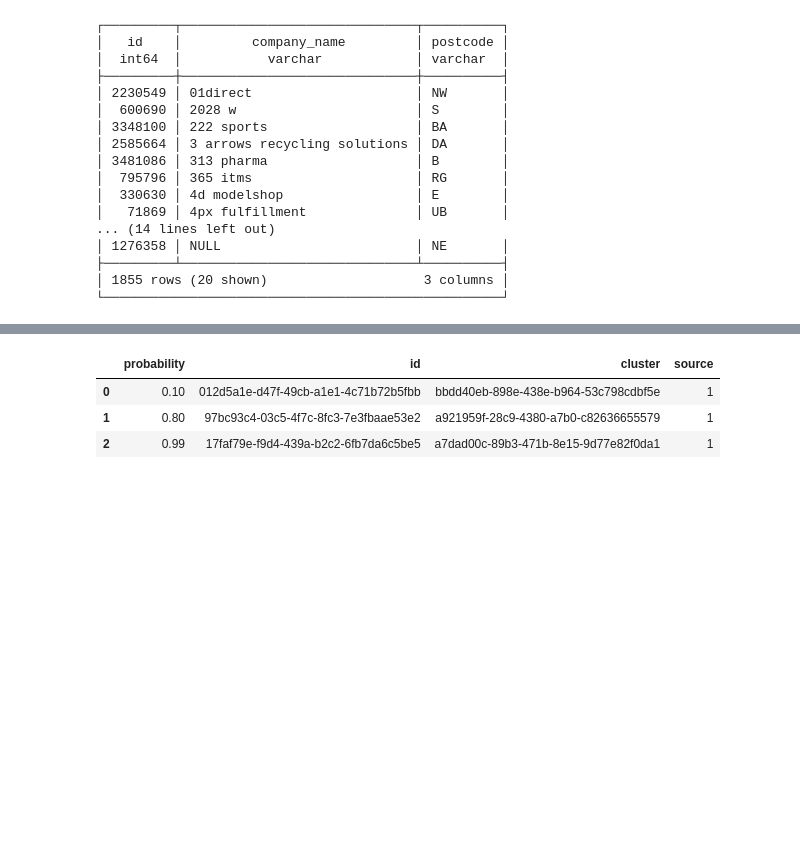
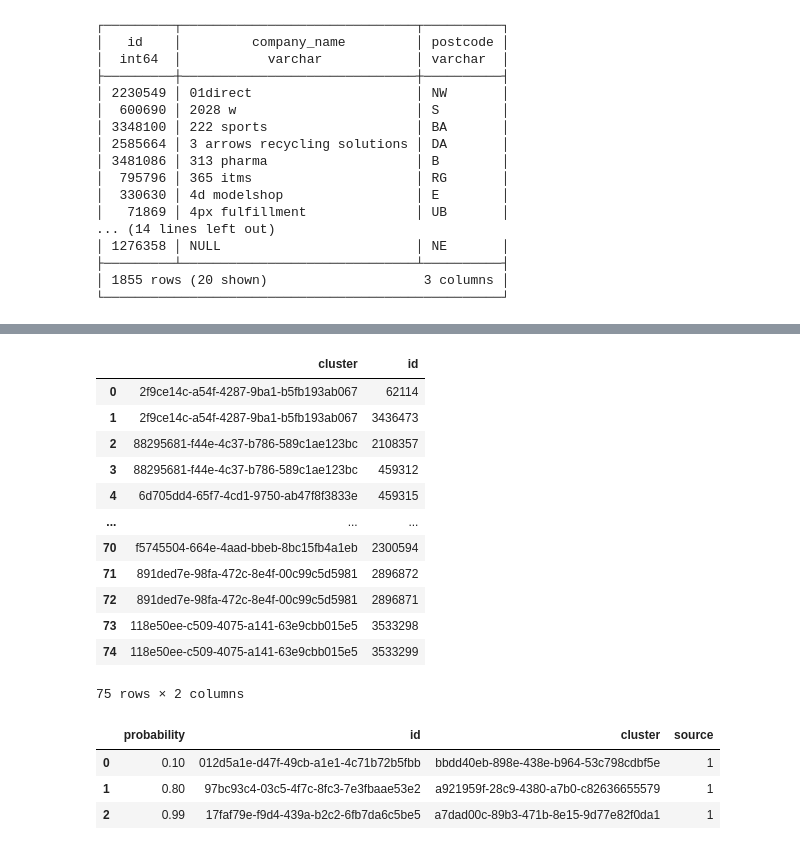
Before and after one commit to will-langdale/matchbox, a Jupyter notebook: notebooks/archive/WL_test.ipynb, the cells around one changed output, grey strips where cells are left out. Cells and saved outputs as stored; diff of their text form; code cells hidden in the pictures; blank space fills up the shorter version.

Commit message:
Deduper working, cluster broken

```diff
--- a/notebooks/archive/WL_test.ipynb
+++ b/notebooks/archive/WL_test.ipynb
@@ -312,0 +337,44 @@ NameError: name 'pd' is not defined
+# %%
+import networkx as nx
+import pandas as pd
+import uuid
+
+G = nx.from_pandas_edgelist(
+    probs,
+    source="source_id",
+    target="target_id"
+)
+
+companies = nx.connected_components(G)
+
+out = {
+    "cluster": [],
+    "id": []
+}
+
+for company in companies:
+    company_uuid = uuid.uuid4()
+    for id in company:
+        out["cluster"].append(company_uuid)
+        out["id"].append(id)
+
+pd.DataFrame(out)
+
+# res = nx.to_pandas_edgelist(
+#     G,
+#     x
+# )
+# %% [output]
+|  | cluster | id |
+| 0 | 2f9ce14c-a54f-4287-9ba1-b5fb193ab067 | 62114 |
+| 1 | 2f9ce14c-a54f-4287-9ba1-b5fb193ab067 | 3436473 |
+| 2 | 88295681-f44e-4c37-b786-589c1ae123bc | 2108357 |
+| 3 | 88295681-f44e-4c37-b786-589c1ae123bc | 459312 |
+| 4 | 6d705dd4-65f7-4cd1-9750-ab47f8f3833e | 459315 |
+| ... | ... | ... |
+| 70 | f5745504-664e-4aad-bbeb-8bc15fb4a1eb | 2300594 |
+| 71 | 891ded7e-98fa-472c-8e4f-00c99c5d5981 | 2896872 |
+| 72 | 891ded7e-98fa-472c-8e4f-00c99c5d5981 | 2896871 |
+| 73 | 118e50ee-c509-4075-a141-63e9cbb015e5 | 3533298 |
+| 74 | 118e50ee-c509-4075-a141-63e9cbb015e5 | 3533299 |
+75 rows × 2 columns
```
Also changed, not shown: parts of 7 cells of this notebook, 5 other files.
